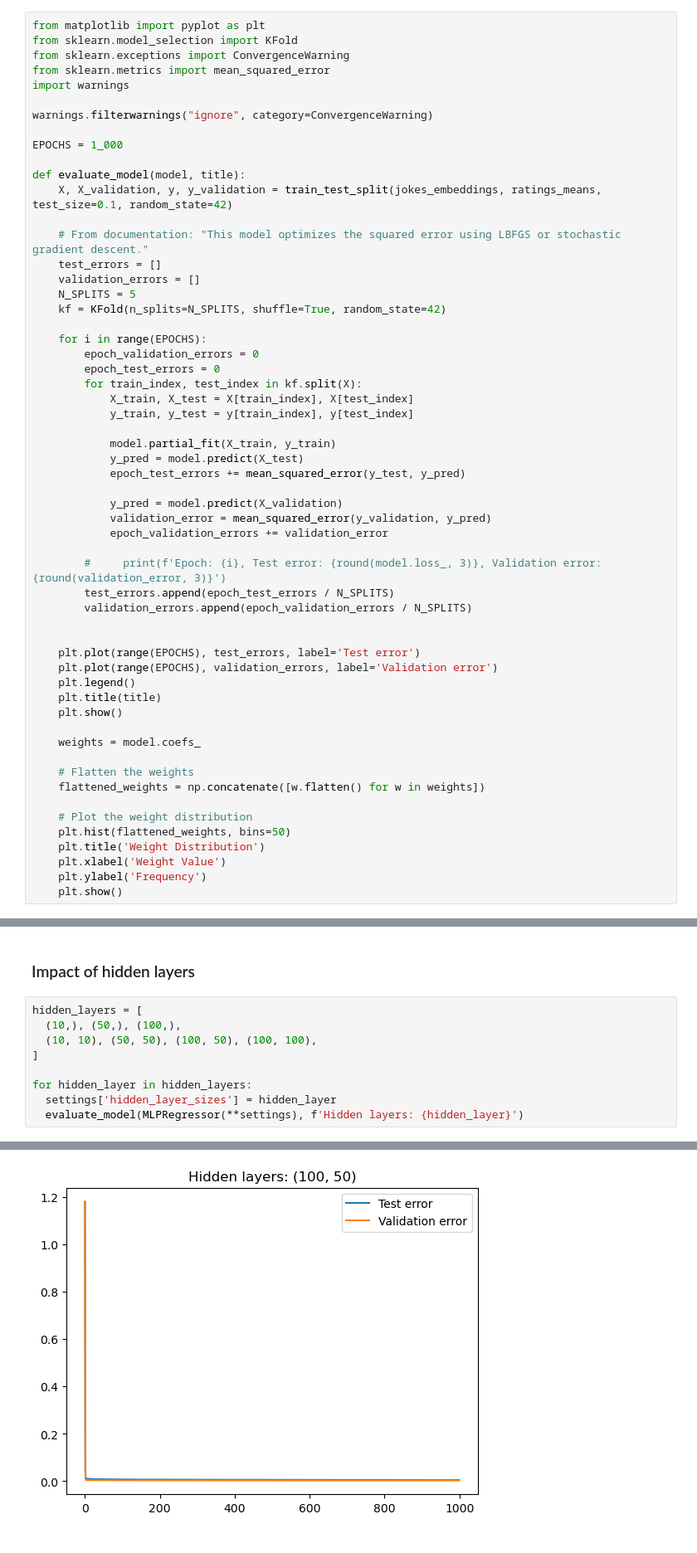
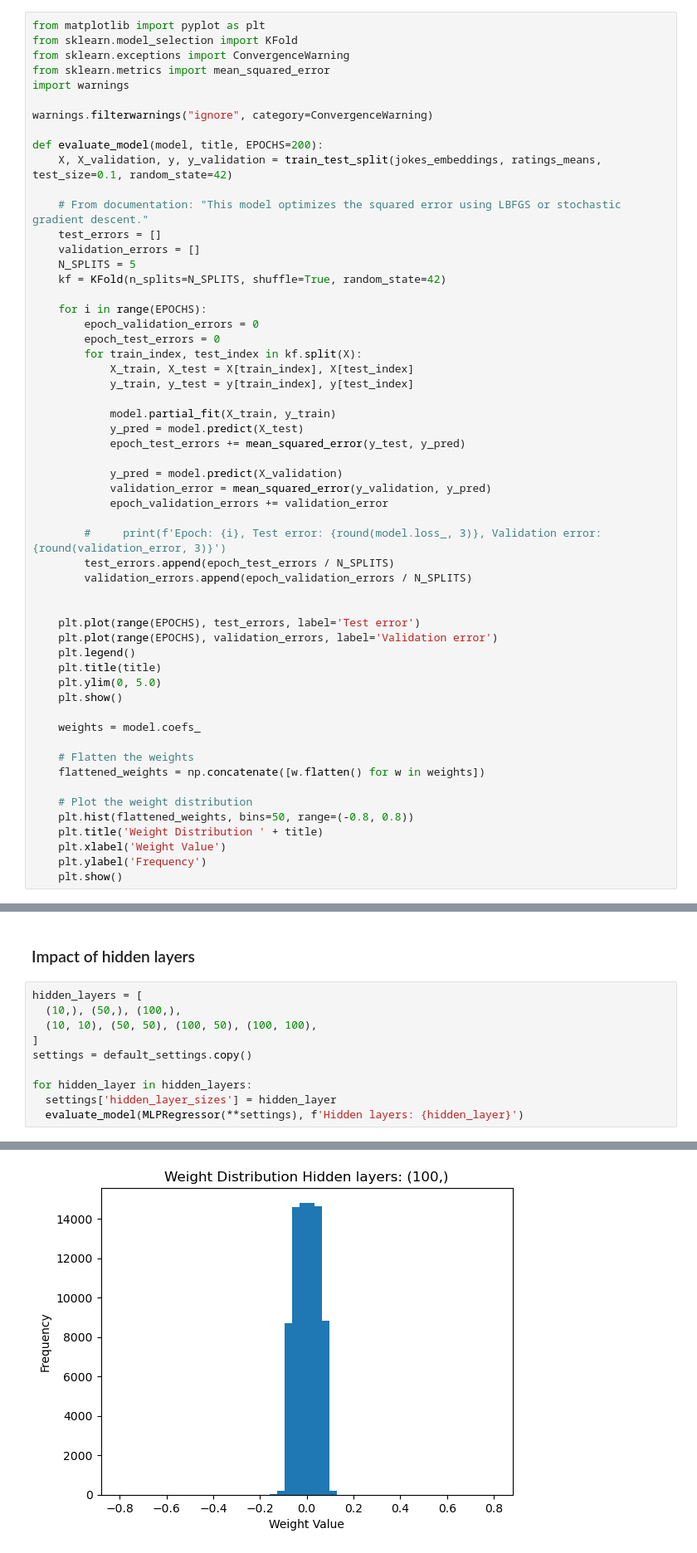
Before and after one commit to Jakub-Ner/Sztuczna-inteligencja, a Jupyter notebook: ZAD5 NN/main.ipynb, the cells around one changed output, grey strips where cells are left out. Shown at 83% size. Saved outputs shown, nothing was run; the diff lists cells and outputs as text.

```diff
--- a/ZAD5 NN/main.ipynb
+++ b/ZAD5 NN/main.ipynb
@@ -109,9 +109,7 @@ import warnings
 
 warnings.filterwarnings("ignore", category=ConvergenceWarning)
 
-EPOCHS = 1_000
-
-def evaluate_model(model, title):
+def evaluate_model(model, title, EPOCHS=200):
     X, X_validation, y, y_validation = train_test_split(jokes_embeddings, ratings_means, test_size=0.1, random_state=42)
 
     # From documentation: "This model optimizes the squared error using LBFGS or stochastic gradient descent."
@@ -144,6 +142,7 @@ def evaluate_model(model, title):
     plt.plot(range(EPOCHS), validation_errors, label='Validation error')
     plt.legend()
     plt.title(title)
+    plt.ylim(0, 5.0)
     plt.show()
 
     weights = model.coefs_
@@ -152,8 +151,8 @@ def evaluate_model(model, title):
     flattened_weights = np.concatenate([w.flatten() for w in weights])
 
     # Plot the weight distribution
-    plt.hist(flattened_weights, bins=50)
-    plt.title('Weight Distribution')
+    plt.hist(flattened_weights, bins=50, range=(-0.8, 0.8))
+    plt.title('Weight Distribution ' + title)
     plt.xlabel('Weight Value')
     plt.ylabel('Frequency')
     plt.show()
@@ -196,6 +207,7 @@ hidden_layers = [
   (10,), (50,), (100,),
   (10, 10), (50, 50), (100, 50), (100, 100),
 ]
+settings = default_settings.copy()
 
 for hidden_layer in hidden_layers:
   settings['hidden_layer_sizes'] = hidden_layer
@@ -209 +221 @@ for hidden_layer in hidden_layers:
-[figure, old version]
+[figure, new version]
```
Also changed, not shown: parts of 7 cells of this notebook, 52 other files.
